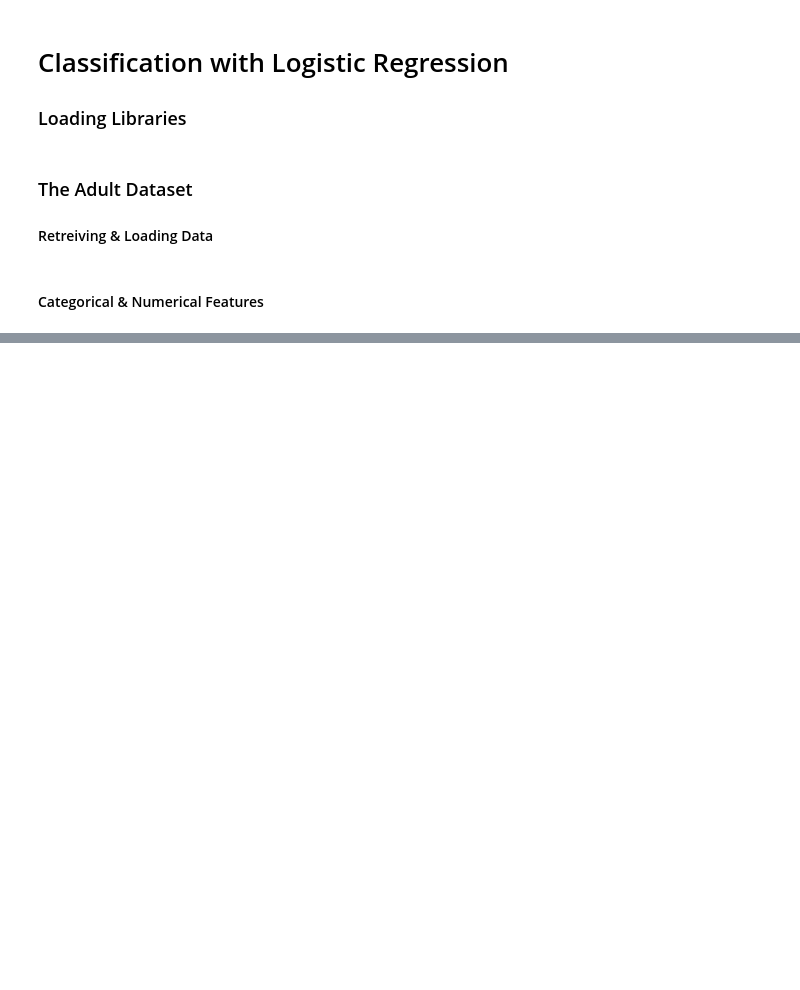
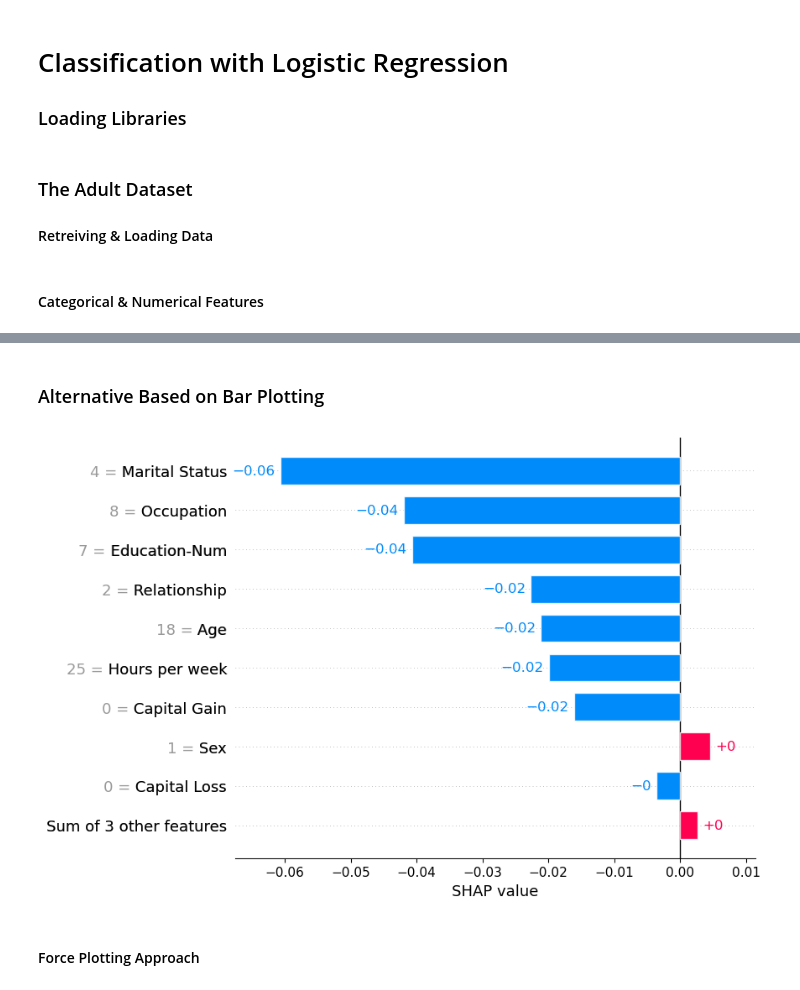
Before and after one commit to joakor89/Interpreting-ML-Models-with-SHAP, a Jupyter notebook: chap_08/CLR.ipynb, the cells around one changed output, grey strips where cells are left out. Cells and saved outputs as stored; diff of their text form; code cells hidden in the pictures; blank space fills up the shorter version.

```diff
--- a/chap_08/CLR.ipynb
+++ b/chap_08/CLR.ipynb
@@ -43,0 +103,11 @@ X_train, X_test, y_train, y_test = train_test_split(
+# %% [markdown]
+### Alternative Based on Bar Plotting
+# %%
+# 1st Class Resetting
+class_index = 1
+
+shap.plots.bar(shap_values[data_index, :, class_index])
+# %% [output]
+[figure, added]
+# %% [markdown]
+#### Force Plotting Approach
```
Also changed, not shown: parts of 25 cells of this notebook.
